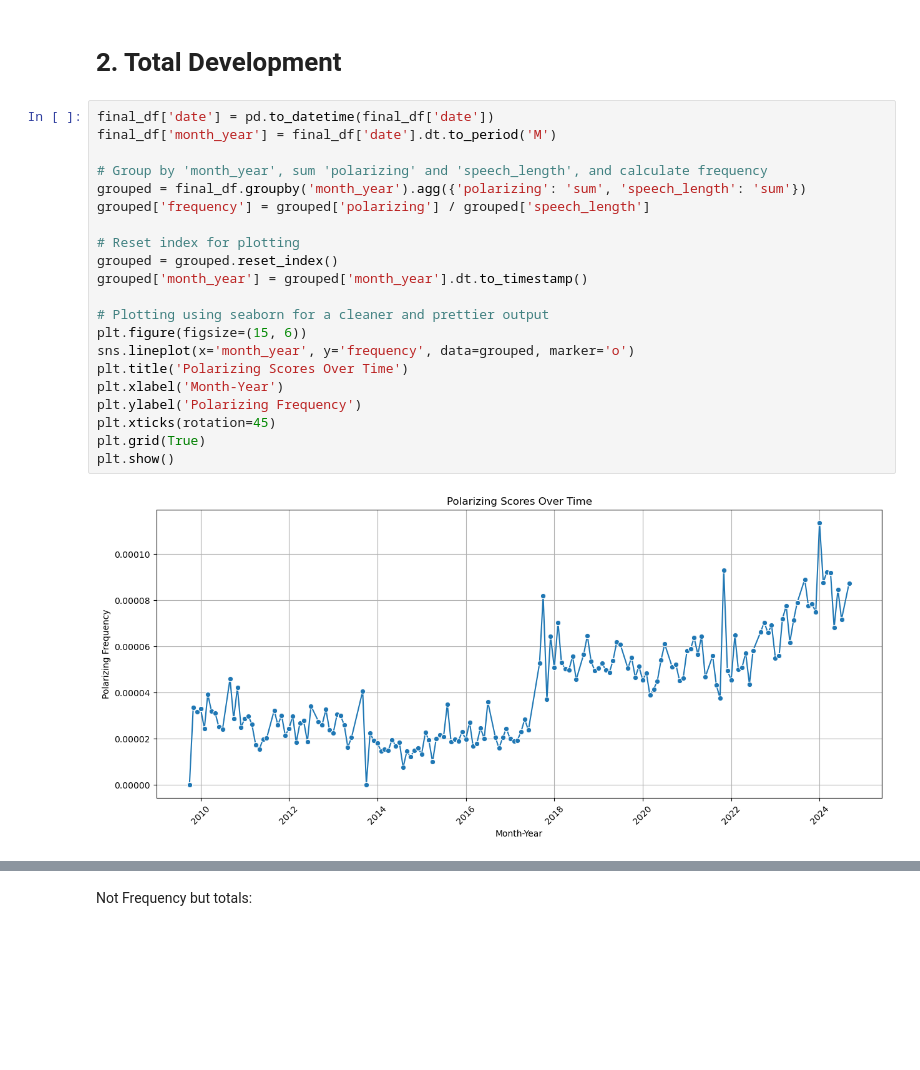
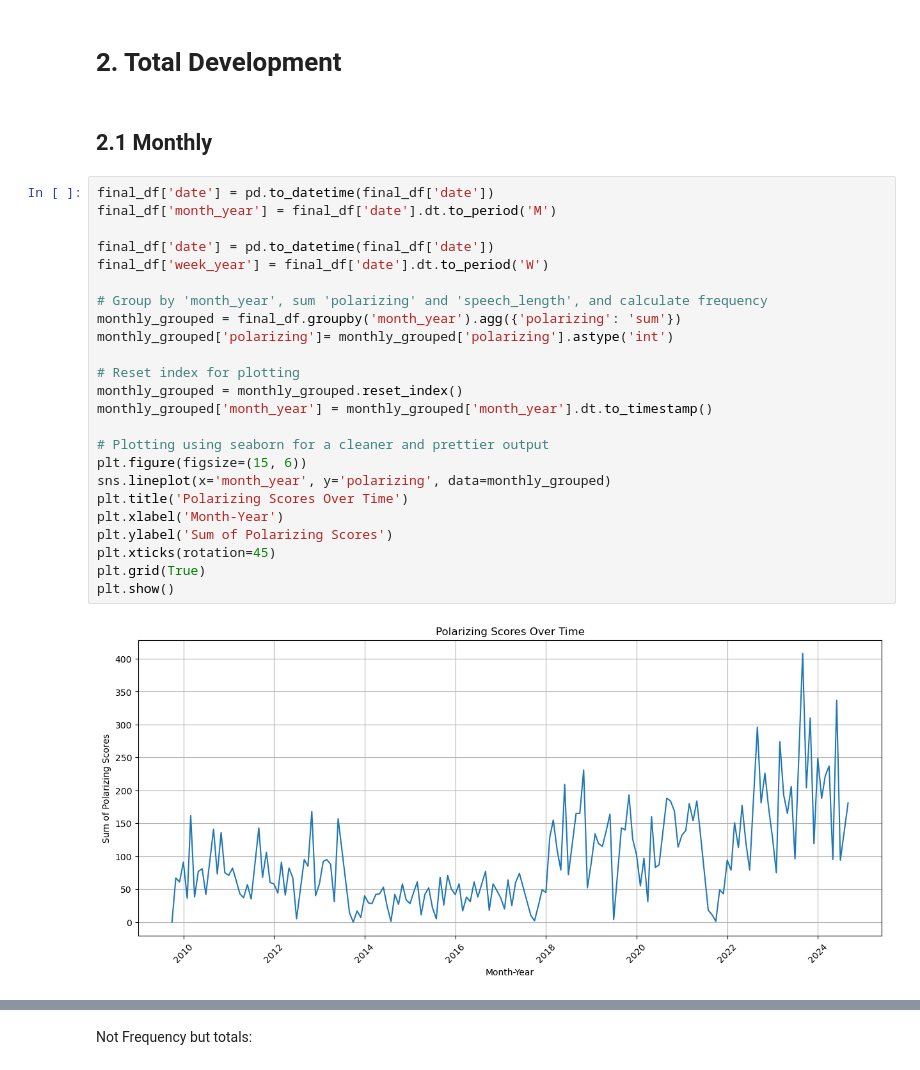
Before and after one commit to committopush/Thesis, a Jupyter notebook: RQ1_Developments.ipynb, the cells around one changed output, grey strips where cells are left out. Saved outputs shown, nothing was run; the diff lists cells and outputs as text; blank space fills up the shorter version.

```diff
--- a/RQ1_Developments.ipynb
+++ b/RQ1_Developments.ipynb
@@ -27,26 +28,31 @@ Index(['id', 'electoral_term', 'session', 'first_name', 'document_url',
       dtype='object')
 # %% [markdown]
 # 2. Total Development
+# %% [markdown]
+## 2.1 Monthly
 # %%
 final_df['date'] = pd.to_datetime(final_df['date'])
 final_df['month_year'] = final_df['date'].dt.to_period('M')
 
+final_df['date'] = pd.to_datetime(final_df['date'])
+final_df['week_year'] = final_df['date'].dt.to_period('W')
+
 # Group by 'month_year', sum 'polarizing' and 'speech_length', and calculate frequency
-grouped = final_df.groupby('month_year').agg({'polarizing': 'sum', 'speech_length': 'sum'})
-grouped['frequency'] = grouped['polarizing'] / grouped['speech_length']
+monthly_grouped = final_df.groupby('month_year').agg({'polarizing': 'sum'})
+monthly_grouped['polarizing']= monthly_grouped['polarizing'].astype('int')
 
 # Reset index for plotting
-grouped = grouped.reset_index()
-grouped['month_year'] = grouped['month_year'].dt.to_timestamp()
+monthly_grouped = monthly_grouped.reset_index()
+monthly_grouped['month_year'] = monthly_grouped['month_year'].dt.to_timestamp()
 
 # Plotting using seaborn for a cleaner and prettier output
 plt.figure(figsize=(15, 6))
-sns.lineplot(x='month_year', y='frequency', data=grouped, marker='o')
+sns.lineplot(x='month_year', y='polarizing', data=monthly_grouped)
 plt.title('Polarizing Scores Over Time')
 plt.xlabel('Month-Year')
-plt.ylabel('Polarizing Frequency')
+plt.ylabel('Sum of Polarizing Scores')
 plt.xticks(rotation=45)
 plt.grid(True)
 plt.show()
 # %% [output]
-[figure, old version]
+[figure, new version]
```
Also changed, not shown: parts of 60 cells of this notebook, 2 other files.
